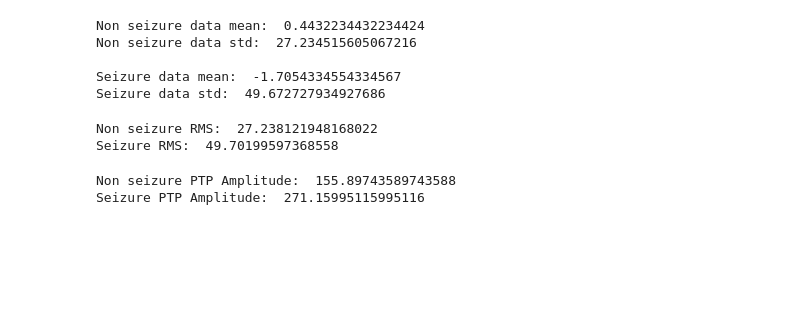
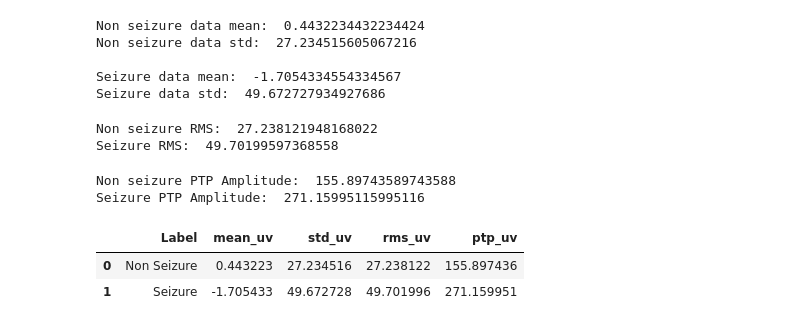
Before and after one commit to 45ir/chbmit-seizure-detection, a Jupyter notebook: notebooks/01_explore_chb01_03.ipynb, the cells around one changed output. Cells and saved outputs as stored; diff of their text form; code cells hidden in the pictures; blank space fills up the shorter version.

Commit message:
Finished notebook 1 which includes feature exploration using 5 sec EEG data from chb01_03

```diff
--- a/notebooks/01_explore_chb01_03.ipynb
+++ b/notebooks/01_explore_chb01_03.ipynb
@@ -251,18 +253,25 @@ Seizure PTP Amplitude:  271.15995115995116
 # %%
 import pandas as pd
 
-feature_Table = pd.DataFrame([
-    {"Label: "Non Seizure",
+feature_table = pd.DataFrame([
+    {
+    "Label": "Non Seizure",
      "mean_uv": data_uv.mean(),
      "std_uv": data_uv.std(),
      "rms_uv": non_seizure_rms,
      "ptp_uv": non_seizure_ptp
     },
-     {"Label: "Seizure",
+     {"Label": "Seizure",
           "mean_uv": seizure_data_uv.mean(),
           "std_uv": seizure_data_uv.std(),
           "rms_uv": seizure_rms,
           "ptp_uv": seizure_ptp
      },
 
 ])
+
+feature_table
+# %% [output]
+|  | Label | mean_uv | std_uv | rms_uv | ptp_uv |
+| 0 | Non Seizure | 0.443223 | 27.234516 | 27.238122 | 155.897436 |
+| 1 | Seizure | -1.705433 | 49.672728 | 49.701996 | 271.159951 |
```
Also changed, not shown: parts of 4 cells of this notebook.
